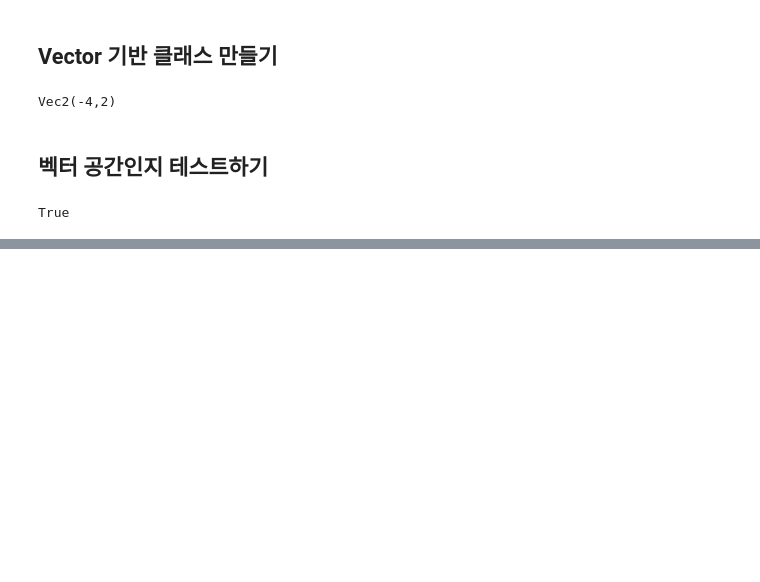
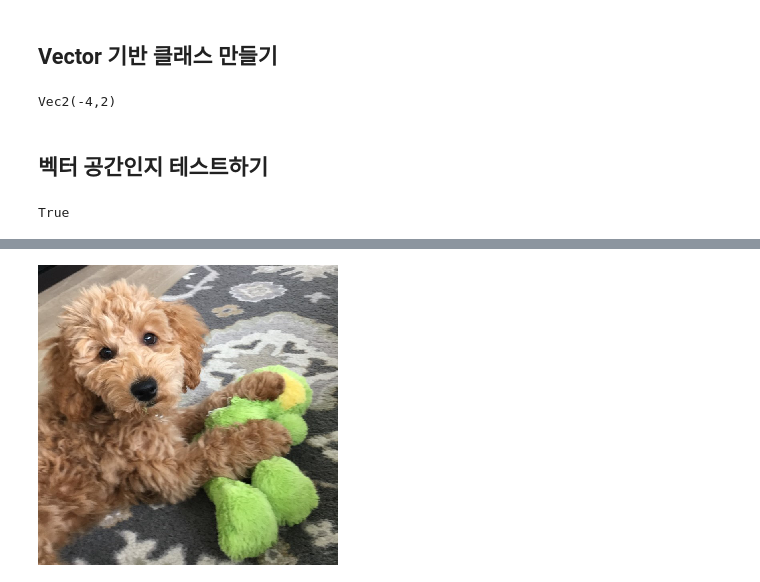
Before and after one commit to lusina0304/Algorithm2024_fall, a Jupyter notebook: 2025_spring/ch6/ch06.ipynb, the cells around one changed output, grey strips where cells are left out. Saved outputs shown, nothing was run; the diff lists cells and outputs as text; code cells hidden in the pictures; blank space fills up the shorter version.

```diff
--- a/2025_spring/ch6/ch06.ipynb
+++ b/2025_spring/ch6/ch06.ipynb
@@ -235,0 +449,4 @@ for i in range(0,100):
+# %%
+ImageVector("melba_toy.JPG")
+# %% [output]
+[figure, added]
```
Also changed, not shown: parts of 63 cells of this notebook, 15 other files.
